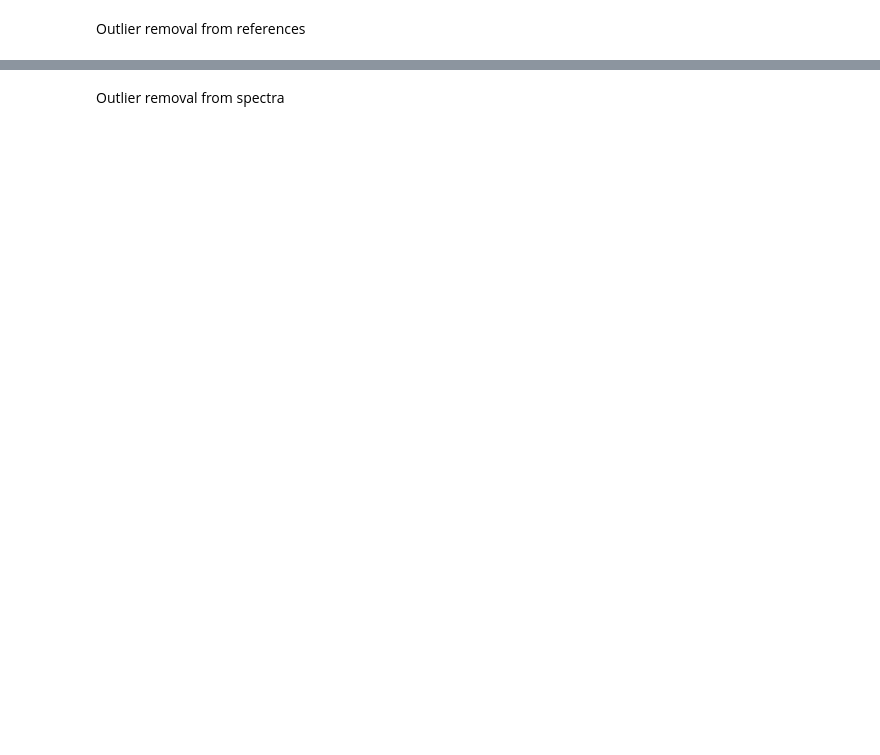
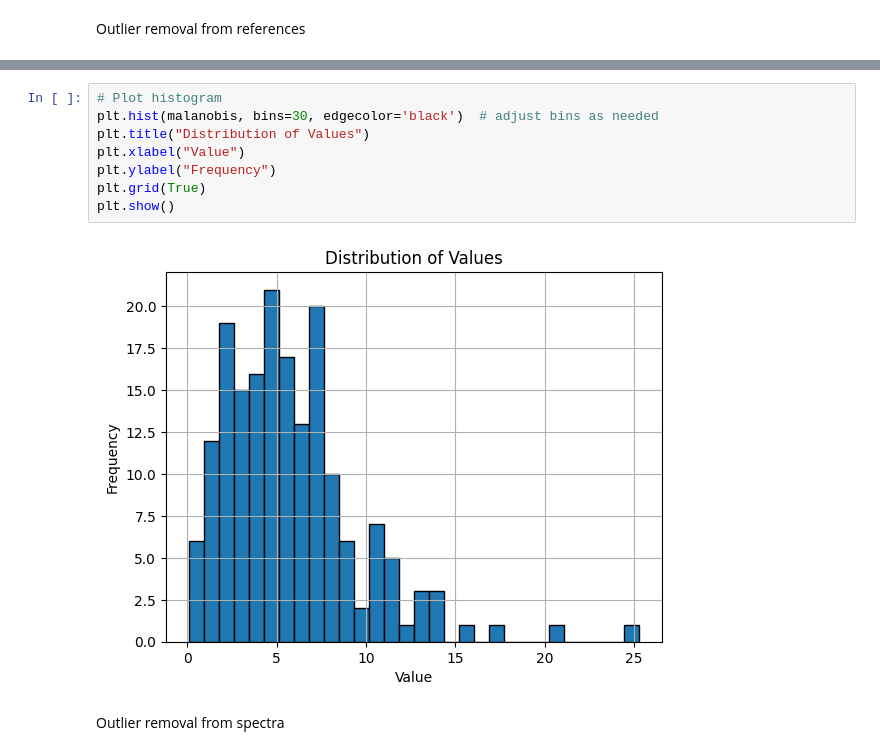
Before and after one commit to LizaGenke/Chemometric-approaches-to-hyperspectral-processing, a Jupyter notebook: spectral_analysis.ipynb, the cells around one changed output, grey strips where cells are left out. Drawn from its saved outputs; the diff is of its cells as text; blank space fills up the shorter version.

```diff
--- a/spectral_analysis.ipynb
+++ b/spectral_analysis.ipynb
@@ -9,2 +74,12 @@ Outlier removal from references
+# %%
+# Plot histogram
+plt.hist(malanobis, bins=30, edgecolor='black')  # adjust bins as needed
+plt.title("Distribution of Values")
+plt.xlabel("Value")
+plt.ylabel("Frequency")
+plt.grid(True)
+plt.show()
+# %% [output]
+[figure, added]
 # %% [markdown]
 Outlier removal from spectra
```
Also changed, not shown: parts of 17 cells of this notebook.
